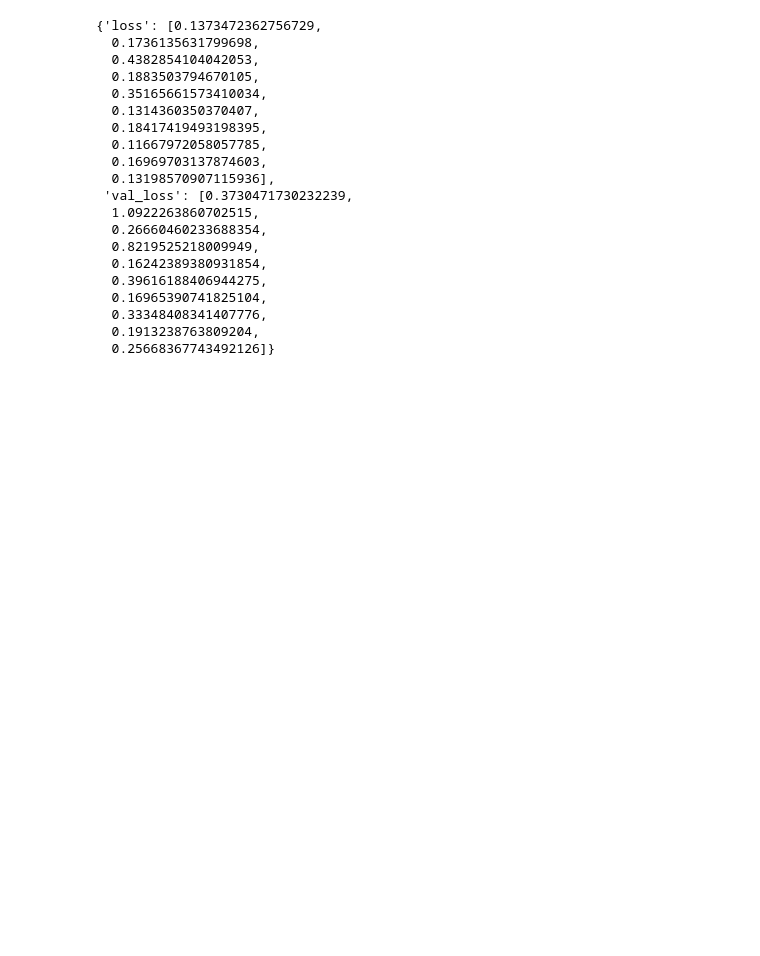
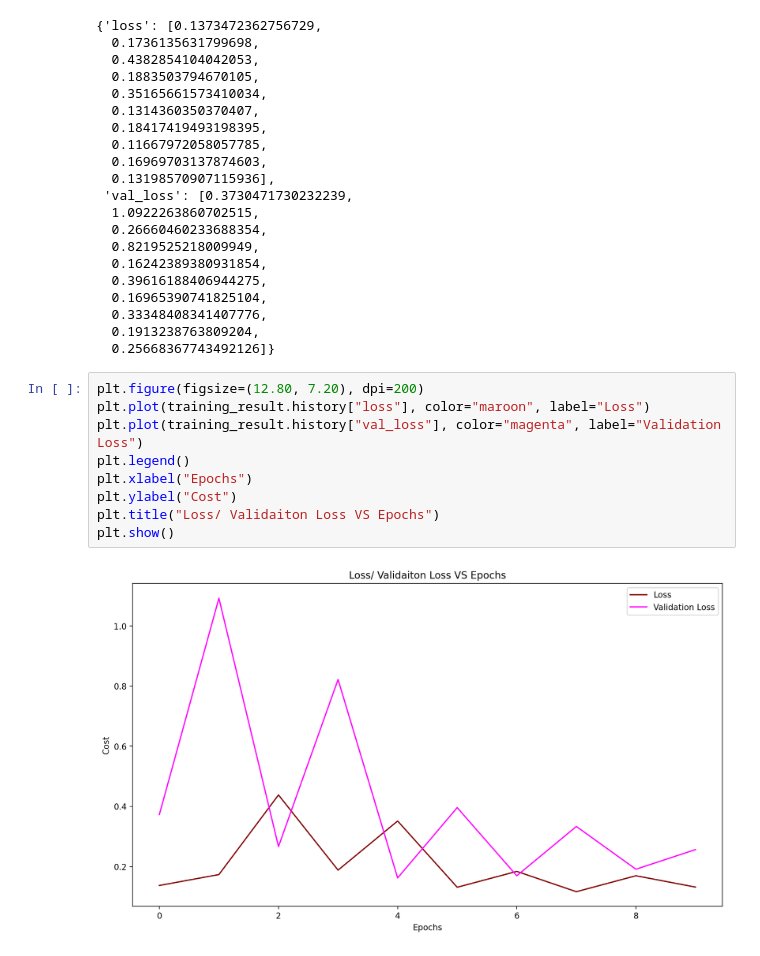
Before and after one commit to samin-al-wasee/ether-price-prediction-rnn-lstm, a Jupyter notebook: ether-price-prediction.ipynb, the cells around one changed output. Drawn from its saved outputs; the diff is of its cells as text; blank space fills up the shorter version.

Commit message:
Loss/ Validation Loss VS Epochs

```diff
--- a/ether-price-prediction.ipynb
+++ b/ether-price-prediction.ipynb
@@ -313,3 +313,14 @@ training_result.history
   0.33348408341407776,
   0.1913238763809204,
   0.25668367743492126]}
+# %%
+plt.figure(figsize=(12.80, 7.20), dpi=200)
+plt.plot(training_result.history["loss"], color="maroon", label="Loss")
+plt.plot(training_result.history["val_loss"], color="magenta", label="Validation Loss")
+plt.legend()
+plt.xlabel("Epochs")
+plt.ylabel("Cost")
+plt.title("Loss/ Validaiton Loss VS Epochs")
+plt.show()
+# %% [output]
+[figure, added]
```
